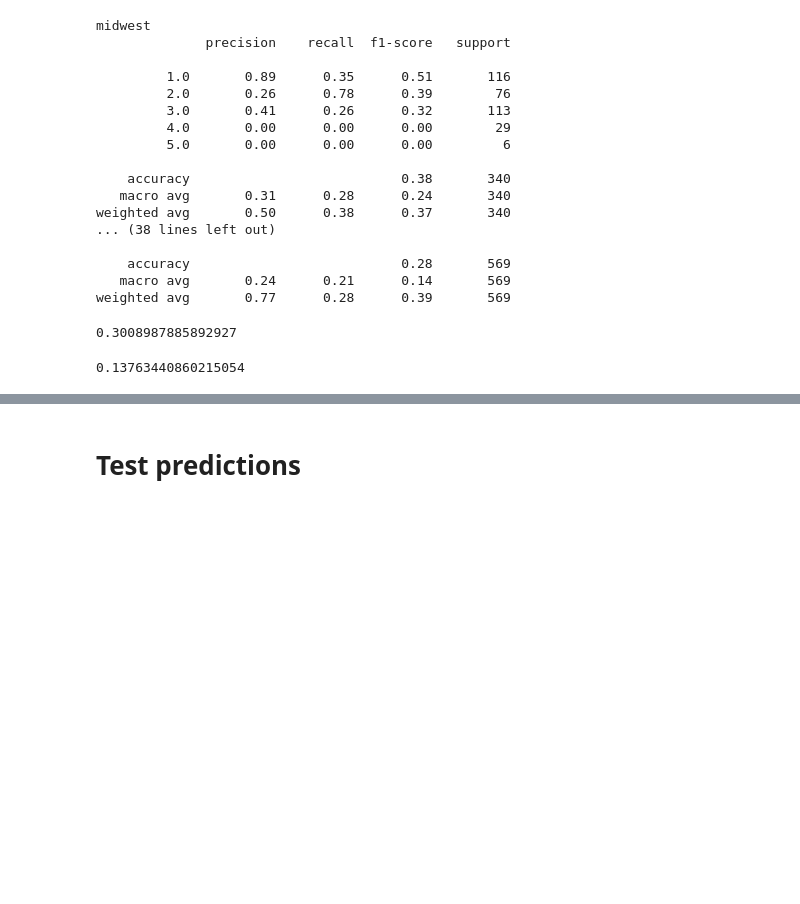
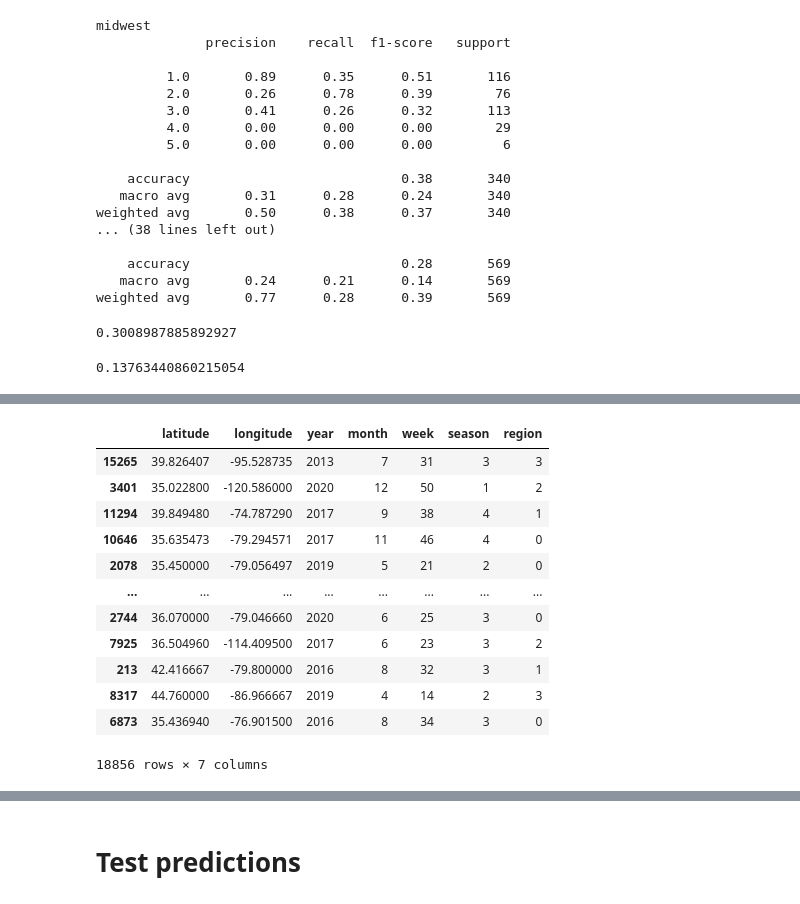
Before and after one commit to k-loki/Algal-bloom-Identification, a Jupyter notebook: notebooks/mt_data_again.ipynb, the cells around one changed output, grey strips where cells are left out. Drawn from its saved outputs; the diff is of its cells as text; code cells hidden in the pictures; blank space fills up the shorter version.

```diff
--- a/notebooks/mt_data_again.ipynb
+++ b/notebooks/mt_data_again.ipynb
@@ -622,0 +697,16 @@ len(set(test_data.date).intersection(set(train_data.date))) / len(test_data)
+# %%
+train.drop('target', axis=1)
+# %% [output]
+|  | latitude | longitude | year | month | week | season | region |
+| 15265 | 39.826407 | -95.528735 | 2013 | 7 | 31 | 3 | 3 |
+| 3401 | 35.022800 | -120.586000 | 2020 | 12 | 50 | 1 | 2 |
+| 11294 | 39.849480 | -74.787290 | 2017 | 9 | 38 | 4 | 1 |
+| 10646 | 35.635473 | -79.294571 | 2017 | 11 | 46 | 4 | 0 |
+| 2078 | 35.450000 | -79.056497 | 2019 | 5 | 21 | 2 | 0 |
+| ... | ... | ... | ... | ... | ... | ... | ... |
+| 2744 | 36.070000 | -79.046660 | 2020 | 6 | 25 | 3 | 0 |
+| 7925 | 36.504960 | -114.409500 | 2017 | 6 | 23 | 3 | 2 |
+| 213 | 42.416667 | -79.800000 | 2016 | 8 | 32 | 3 | 1 |
+| 8317 | 44.760000 | -86.966667 | 2019 | 4 | 14 | 2 | 3 |
+| 6873 | 35.436940 | -76.901500 | 2016 | 8 | 34 | 3 | 0 |
+18856 rows × 7 columns
```
Also changed, not shown: parts of 18 cells of this notebook.
